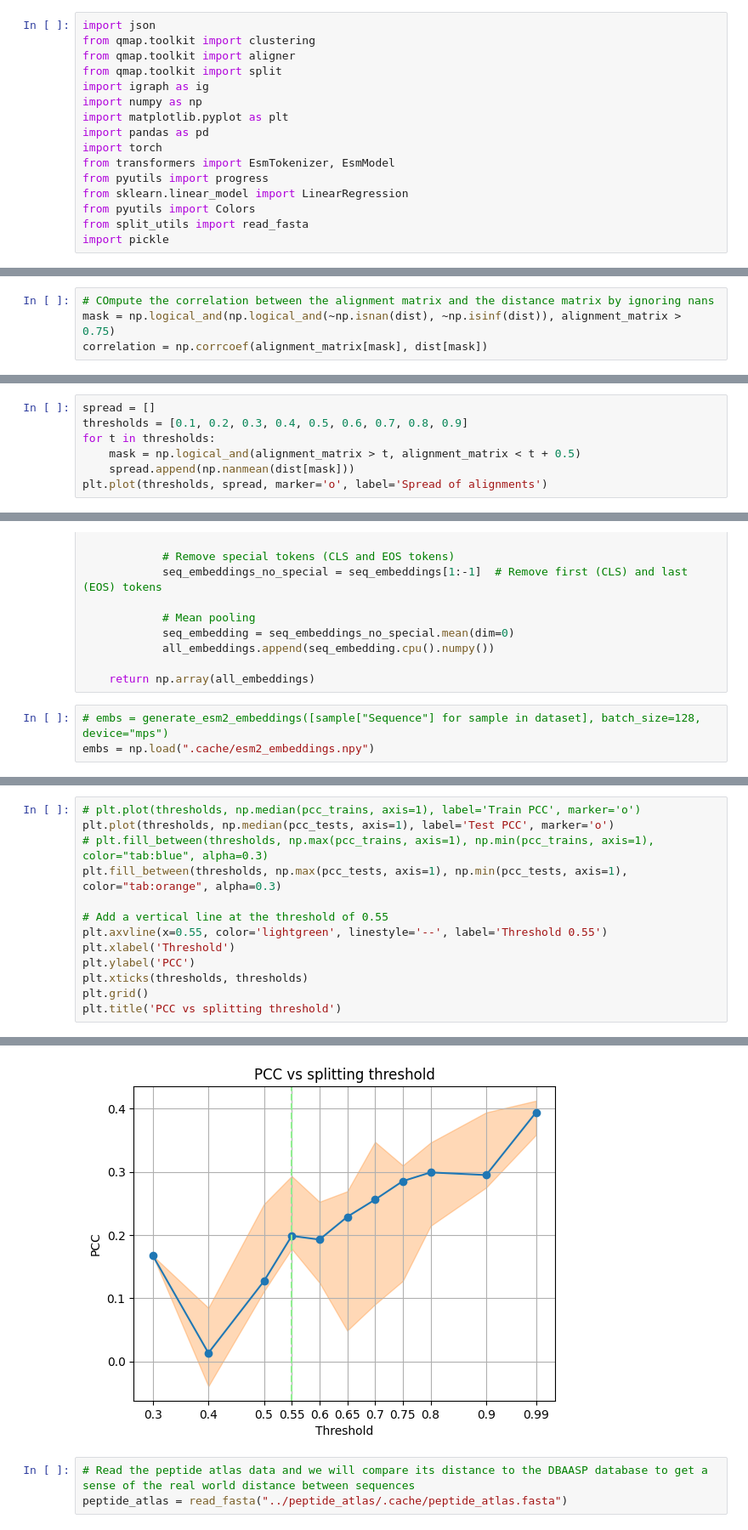
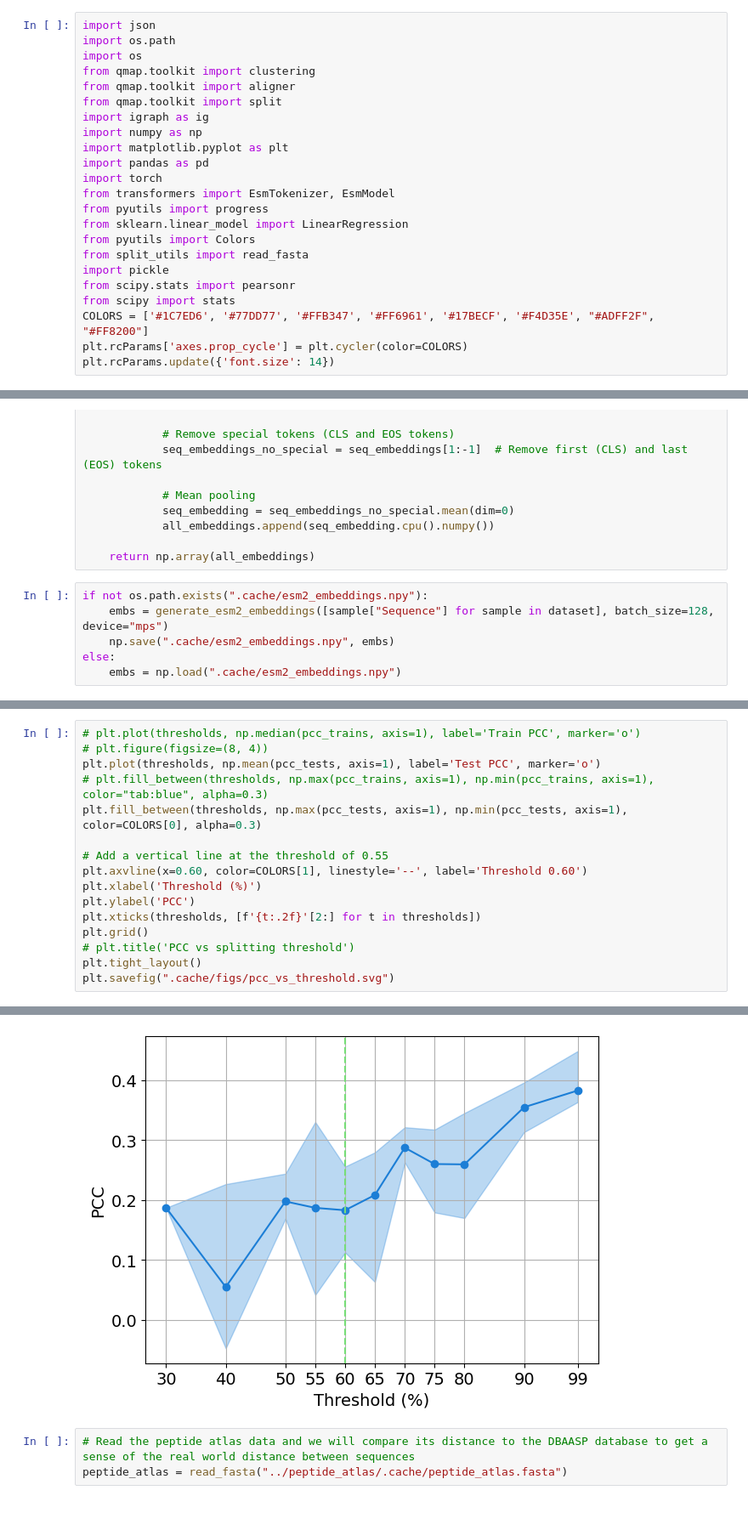
Before and after one commit to anthol42/QMAP, a Jupyter notebook: split_experiment/ideal_identity.ipynb, the cells around one changed output, grey strips where cells are left out. Shown: that part at 85% size. Drawn from its saved outputs; the diff is of its cells as text.

Commit message:
Feat(added graph analysis) + Feat(updated figures for paper for split experiment)

```diff
--- a/split_experiment/ideal_identity.ipynb
+++ b/split_experiment/ideal_identity.ipynb
@@ -7,5 +1,7 @@
 # %%
 import json
+import os.path
+import os
 from qmap.toolkit import clustering
 from qmap.toolkit import aligner
 from qmap.toolkit import split
@@ -20,6 +16,11 @@ from sklearn.linear_model import LinearRegression
 from pyutils import Colors
 from split_utils import read_fasta
 import pickle
+from scipy.stats import pearsonr
+from scipy import stats
+COLORS = ['#1C7ED6', '#77DD77', '#FFB347', '#FF6961', '#17BECF', '#F4D35E', "#ADFF2F", "#FF8200"]
+plt.rcParams['axes.prop_cycle'] = plt.cycler(color=COLORS)
+plt.rcParams.update({'font.size': 14})
 # %%
 with open('../data/build/dataset.json', 'r') as f:
     dataset = json.load(f)
@@ -101,4 +30,0 @@ dist[np.isinf(dist)] = np.nan
-# %%
-# COmpute the correlation between the alignment matrix and the distance matrix by ignoring nans
-mask = np.logical_and(np.logical_and(~np.isnan(dist), ~np.isinf(dist)), alignment_matrix > 0.75)
-correlation = np.corrcoef(alignment_matrix[mask], dist[mask])
@@ -109,10 +31,3 @@ plt.scatter(alignment_matrix[mask], dist[mask], alpha=0.1)
-# %%
-spread = []
-thresholds = [0.1, 0.2, 0.3, 0.4, 0.5, 0.6, 0.7, 0.8, 0.9]
-for t in thresholds:
-    mask = np.logical_and(alignment_matrix > t, alignment_matrix < t + 0.5)
-    spread.append(np.nanmean(dist[mask]))
-plt.plot(thresholds, spread, marker='o', label='Spread of alignments')
 # %% [markdown]
 # ML prediction
 To assert the best splitting threshold, we will generate embeddings using ESM2 650M and use a linear regressor to predict the log MIC values. We will try different thresholds and plot the test performances.
@@ -187,5 +102,8 @@ def generate_esm2_embeddings(protein_sequences: list[str],
 
     return np.array(all_embeddings)
 # %%
-# embs = generate_esm2_embeddings([sample["Sequence"] for sample in dataset], batch_size=128, device="mps")
-embs = np.load(".cache/esm2_embeddings.npy")
+if not os.path.exists(".cache/esm2_embeddings.npy"):
+    embs = generate_esm2_embeddings([sample["Sequence"] for sample in dataset], batch_size=128, device="mps")
+    np.save(".cache/esm2_embeddings.npy", embs)
+else:
+    embs = np.load(".cache/esm2_embeddings.npy")
@@ -268,14 +229,17 @@ Train size: 15211, Test size: 3804
 # %%
 # plt.plot(thresholds, np.median(pcc_trains, axis=1), label='Train PCC', marker='o')
-plt.plot(thresholds, np.median(pcc_tests, axis=1), label='Test PCC', marker='o')
+# plt.figure(figsize=(8, 4))
+plt.plot(thresholds, np.mean(pcc_tests, axis=1), label='Test PCC', marker='o')
 # plt.fill_between(thresholds, np.max(pcc_trains, axis=1), np.min(pcc_trains, axis=1), color="tab:blue", alpha=0.3)
-plt.fill_between(thresholds, np.max(pcc_tests, axis=1), np.min(pcc_tests, axis=1), color="tab:orange", alpha=0.3)
+plt.fill_between(thresholds, np.max(pcc_tests, axis=1), np.min(pcc_tests, axis=1), color=COLORS[0], alpha=0.3)
 
 # Add a vertical line at the threshold of 0.55
-plt.axvline(x=0.55, color='lightgreen', linestyle='--', label='Threshold 0.55')
-plt.xlabel('Threshold')
+plt.axvline(x=0.60, color=COLORS[1], linestyle='--', label='Threshold 0.60')
+plt.xlabel('Threshold (%)')
 plt.ylabel('PCC')
-plt.xticks(thresholds, thresholds)
+plt.xticks(thresholds, [f'{t:.2f}'[2:] for t in thresholds])
 plt.grid()
-plt.title('PCC vs splitting threshold')
+# plt.title('PCC vs splitting threshold')
+plt.tight_layout()
+plt.savefig(".cache/figs/pcc_vs_threshold.svg")
 # %% [output]
@@ -283,4 +246,4 @@ Text(0.5, 1.0, 'PCC vs splitting threshold')
-[figure, old version]
+[figure, new version]
 # %%
 # Read the peptide atlas data and we will compare its distance to the DBAASP database to get a sense of the real world distance between sequences
 peptide_atlas = read_fasta("../peptide_atlas/.cache/peptide_atlas.fasta")
```
Also changed, not shown: parts of 30 cells of this notebook, 10 other files.
